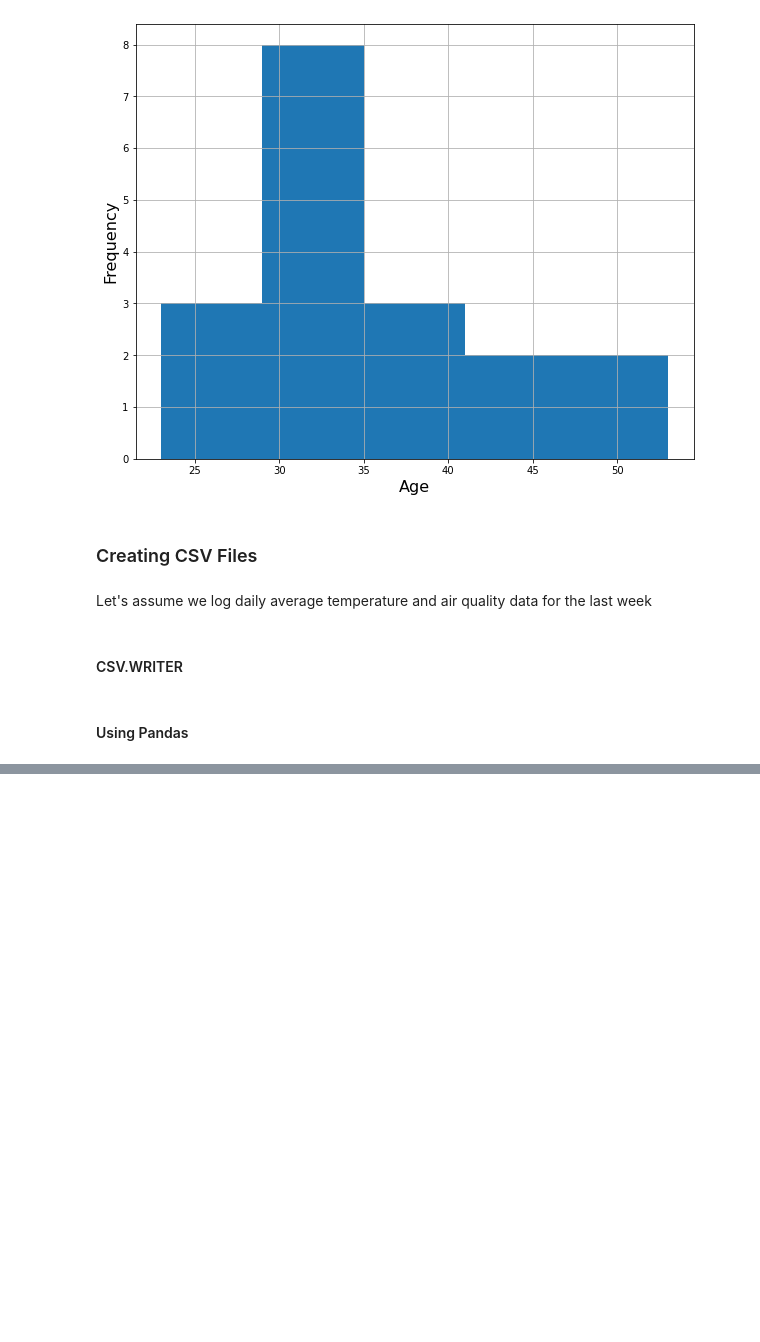
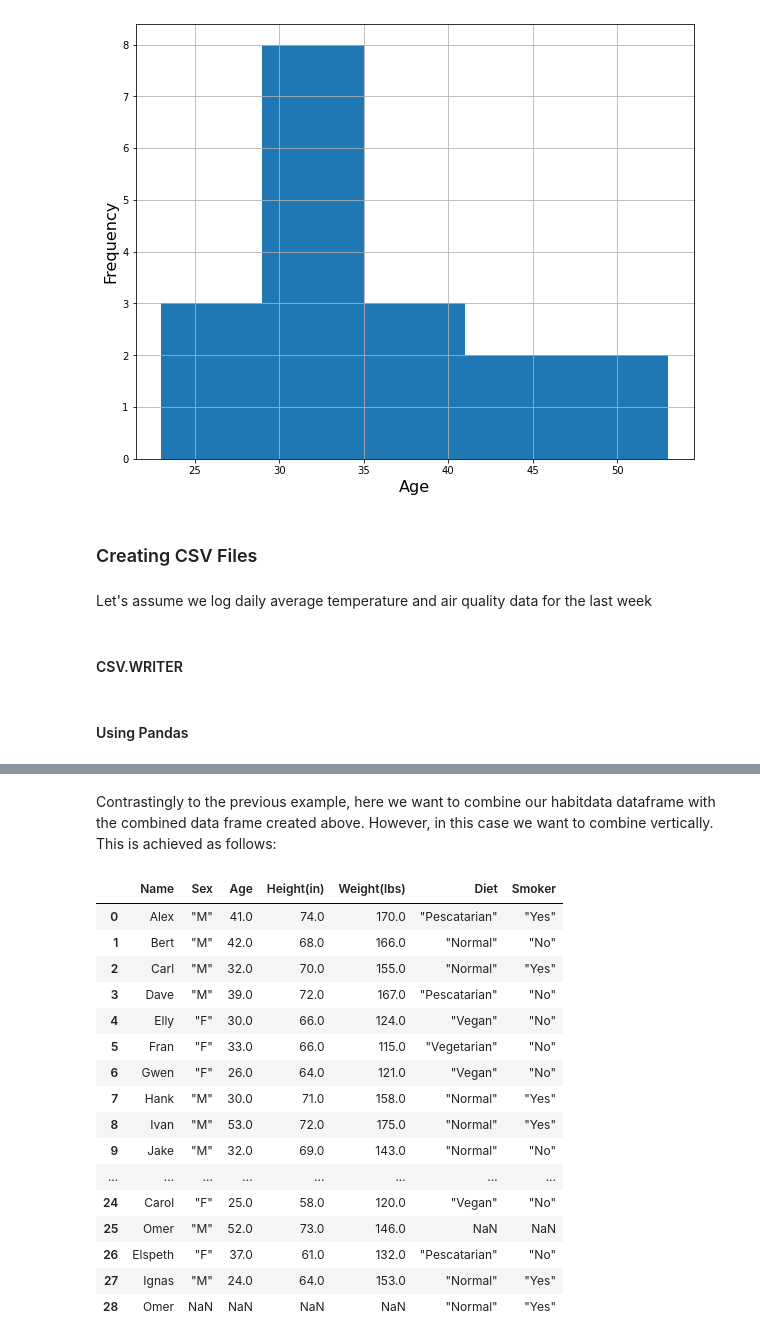
Before and after one commit to alexandrosmak/Data-Analysis, a Jupyter notebook: Accessing and Creating Files with Python.ipynb, the cells around one changed output, grey strips where cells are left out. Saved outputs shown, nothing was run; the diff lists cells and outputs as text; code cells hidden in the pictures; blank space fills up the shorter version.

```diff
--- a/Accessing and Creating Files with Python.ipynb
+++ b/Accessing and Creating Files with Python.ipynb
@@ -94,0 +151,3 @@ df.to_csv('Bio.csv', index=False)
+# %%
+habitdata = pd.read_csv('habitstats.csv', ',')
+habitdata
@@ -94,0 +172,23 @@ df.to_csv('Bio.csv', index=False)
+# %% [markdown]
+Contrastingly to the previous example, here we want to combine our habitdata dataframe with the combined data frame created above. However, in this case we want to combine vertically. This is achieved as follows:
+# %%
+completedataframe.merge(habitdata, how='outer')
+completedataframe
+# %% [output]
+|  | Name | Sex | Age | Height(in) | Weight(lbs) | Diet | Smoker |
+| 0 | Alex | "M" | 41.0 | 74.0 | 170.0 | "Pescatarian" | "Yes" |
+| 1 | Bert | "M" | 42.0 | 68.0 | 166.0 | "Normal" | "No" |
+| 2 | Carl | "M" | 32.0 | 70.0 | 155.0 | "Normal" | "Yes" |
+| 3 | Dave | "M" | 39.0 | 72.0 | 167.0 | "Pescatarian" | "No" |
+| 4 | Elly | "F" | 30.0 | 66.0 | 124.0 | "Vegan" | "No" |
+| 5 | Fran | "F" | 33.0 | 66.0 | 115.0 | "Vegetarian" | "No" |
+| 6 | Gwen | "F" | 26.0 | 64.0 | 121.0 | "Vegan" | "No" |
+| 7 | Hank | "M" | 30.0 | 71.0 | 158.0 | "Normal" | "Yes" |
+| 8 | Ivan | "M" | 53.0 | 72.0 | 175.0 | "Normal" | "Yes" |
+| 9 | Jake | "M" | 32.0 | 69.0 | 143.0 | "Normal" | "No" |
+| ... | ... | ... | ... | ... | ... | ... | ... |
+| 24 | Carol | "F" | 25.0 | 58.0 | 120.0 | "Vegan" | "No" |
+| 25 | Omer | "M" | 52.0 | 73.0 | 146.0 | NaN | NaN |
+| 26 | Elspeth | "F" | 37.0 | 61.0 | 132.0 | "Pescatarian" | "No" |
+| 27 | Ignas | "M" | 24.0 | 64.0 | 153.0 | "Normal" | "Yes" |
+| 28 | Omer | NaN | NaN | NaN | NaN | "Normal" | "Yes" |
```
Also changed, not shown: parts of 11 cells of this notebook.
